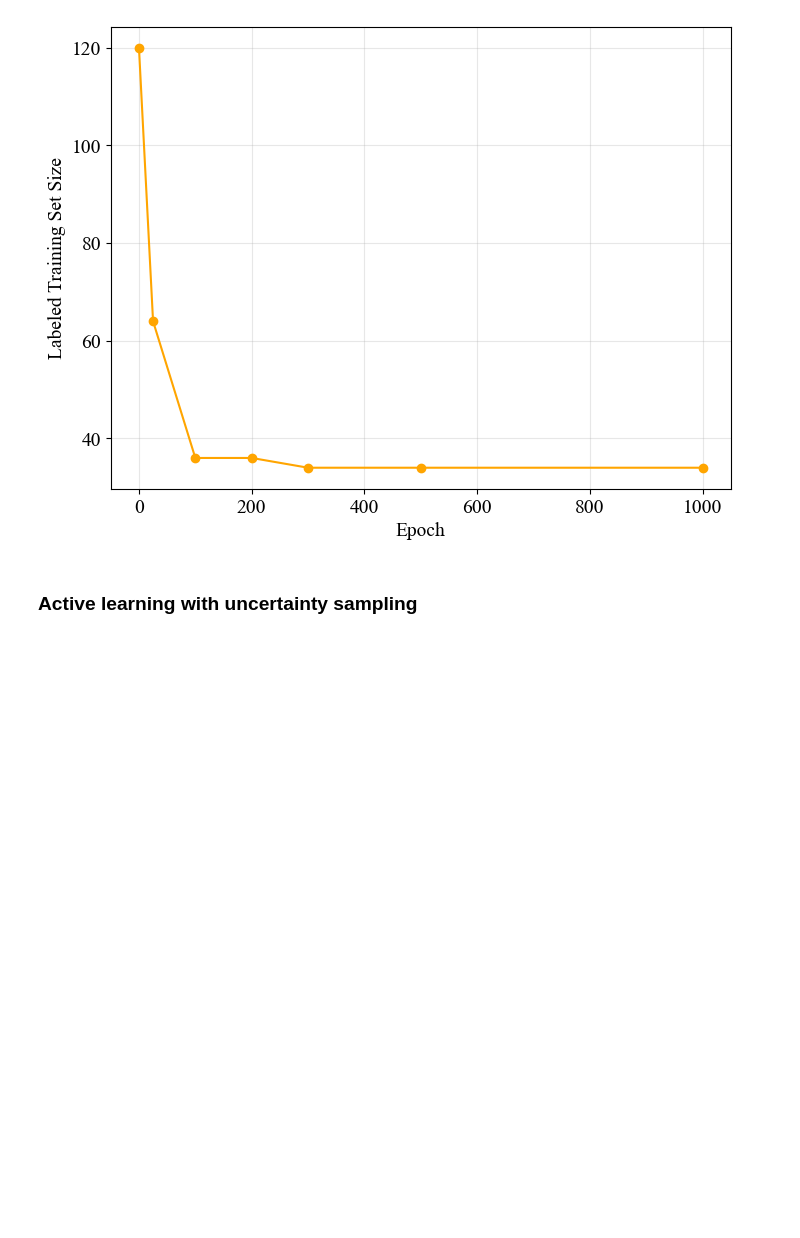
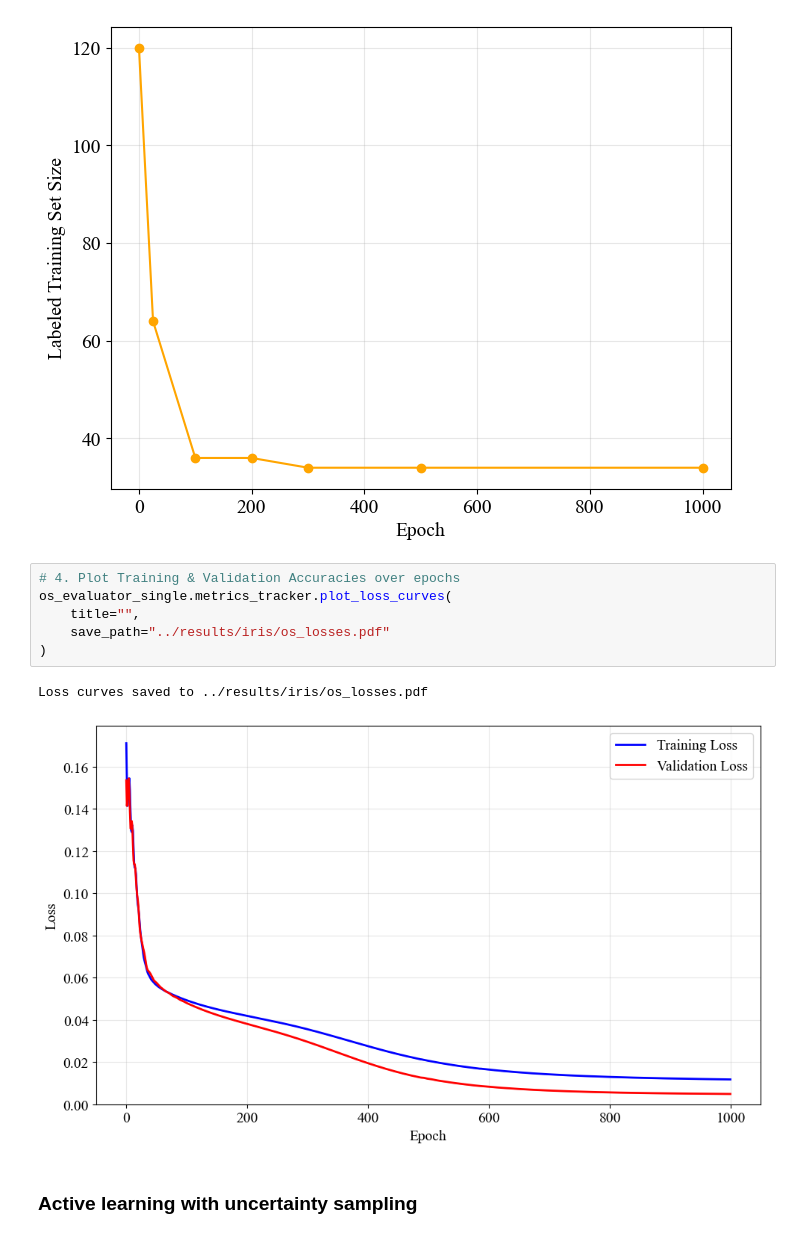
Before and after one commit to Voltzz9/ml441_assignments, a Jupyter notebook: assign3/notebooks/01_classification_iris.ipynb, the cells around one changed output. Saved outputs shown, nothing was run; the diff lists cells and outputs as text; blank space fills up the shorter version.

```diff
--- a/assign3/notebooks/01_classification_iris.ipynb
+++ b/assign3/notebooks/01_classification_iris.ipynb
@@ -780,6 +781,15 @@ plt.savefig('../results/iris/os_training_set_size_reduction.pdf', dpi=300, bbox_
 plt.show()
 # %% [output]
 [figure]
+# %%
+# 4. Plot Training & Validation Accuracies over epochs
+os_evaluator_single.metrics_tracker.plot_loss_curves(
+    title="",
+    save_path="../results/iris/os_losses.pdf"
+)
+# %% [output]
+Loss curves saved to ../results/iris/os_losses.pdf
+[figure, added]
 # %% [markdown]
 ### Active learning with uncertainty sampling
 # %%
```
Also changed, not shown: parts of 7 cells of this notebook, 6 other files.
